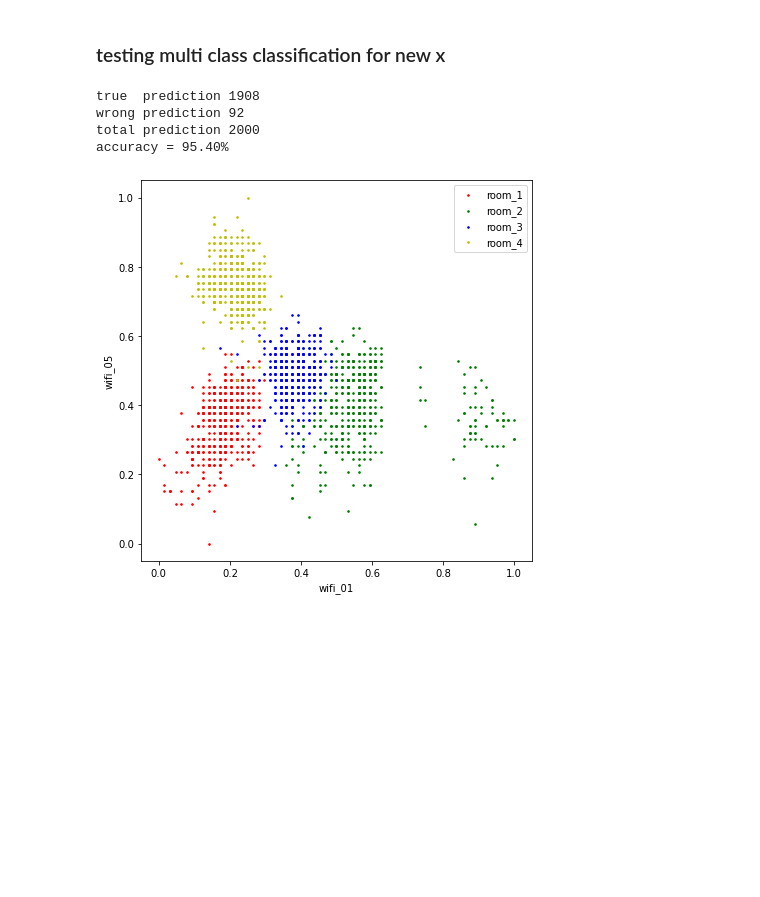
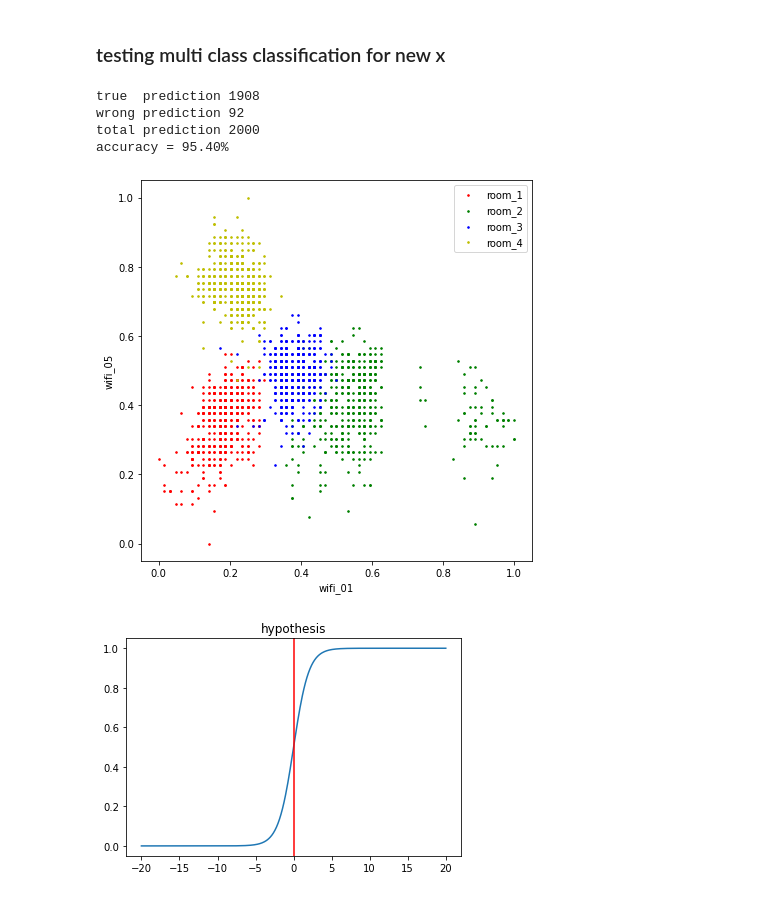
Before and after one commit to amr-lounis/project-machine-lirning-, a Jupyter notebook: classification - Logistic Regression (LgR)/Gradient Descent (GD)/Gradient Descent (GD).ipynb, the cells around one changed output. Cells and saved outputs as stored; diff of their text form; code cells hidden in the pictures; blank space fills up the shorter version.

```diff
--- a/classification - Logistic Regression (LgR)/Gradient Descent (GD)/Gradient Descent (GD).ipynb
+++ b/classification - Logistic Regression (LgR)/Gradient Descent (GD)/Gradient Descent (GD).ipynb
@@ -127,6 +132,14 @@ def plotAll(_data,xName,yName):
     ax.set_ylabel(yName)
 
     plt.show()
+
+def plot_hypothesis_function():
+    x = np.linspace(-20, 20, 400)
+    plt.figure(1)
+    plt.plot(x, hypothesis_function(x))
+    plt.axvline(x=0, color='r', linestyle='-');
+    plt.title("hypothesis");
+    plt.show()
 # %% [markdown]
 ### function run trining and return theta
 # %%
@@ -241,21 +242,23 @@ def predict_multiClass(_theta_all,_x_new):
 # %%
 #test for multi class classification all X in dataset
 theta_all = [theta_room1,theta_room2,theta_room3,theta_room4,]
 
 X,Y,data = redData('../data/data_clean.csv')
 
 vv= data.corr()
 y_predict_rooms =[]
 for v in X:
     p=predict_multiClass(theta_all,v)
     y_predict_rooms.append(p)
 
 accuracy_function(Y,y_predict_rooms)
 
 plotAll(data,'wifi_01','wifi_05',)
+plot_hypothesis_function()
 # %% [output]
 true  prediction 1908
 wrong prediction 92
 total prediction 2000
 accuracy = 95.40%
 [figure]
+[figure, added]
```
Also changed, not shown: parts of 13 cells of this notebook, 25 other files.
